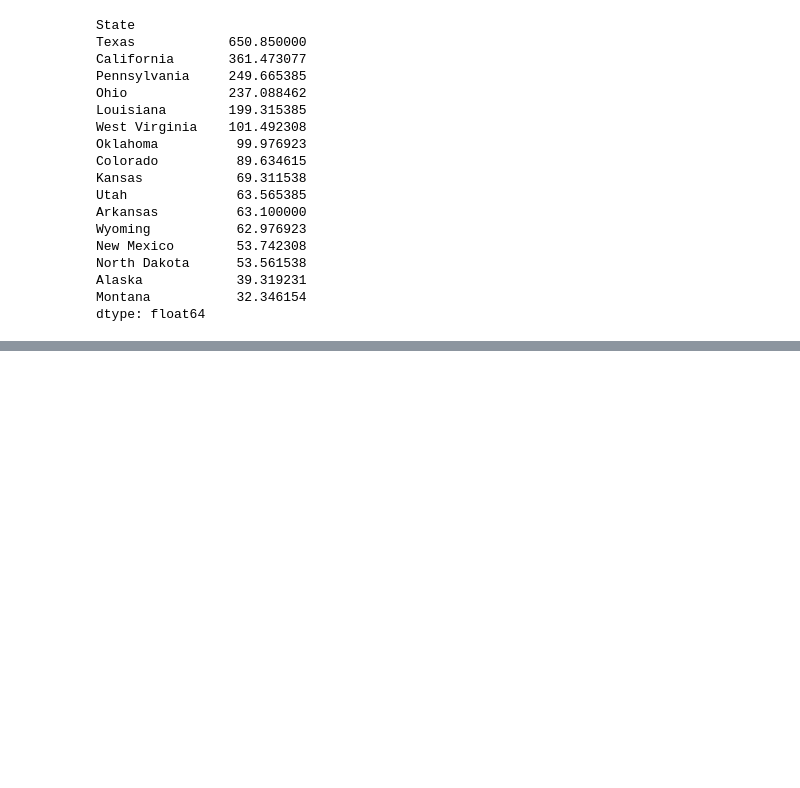
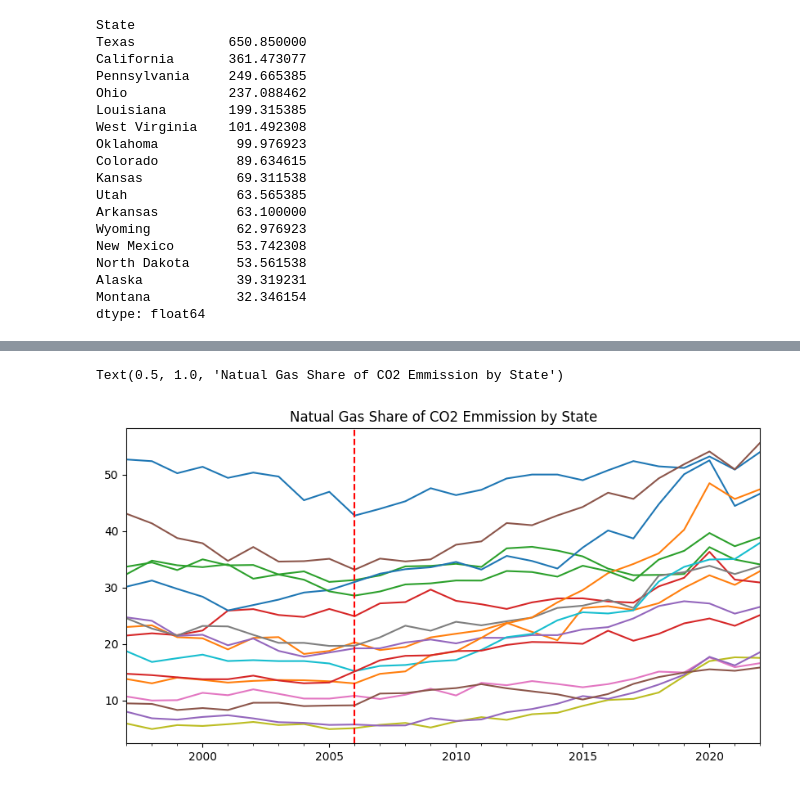
Before and after one commit to kevivuu/ECON323-project, a Jupyter notebook: Final Project.ipynb, the cells around one changed output, grey strips where cells are left out. Cells and saved outputs as stored; diff of their text form; code cells hidden in the pictures; blank space fills up the shorter version.

```diff
--- a/Final Project.ipynb
+++ b/Final Project.ipynb
@@ -427,0 +428,6 @@ dtype: float64
+# %%
+ng_pct = ng_emission / emission * 100
+
+ng_pct.index = pd.to_datetime(ng_pct.index, format = '%Y')
+
+ng_pct.head()
@@ -427,0 +441,7 @@ dtype: float64
+# %%
+ng_pct.plot(legend = False, figsize = (10,5))
+plt.axvline(x = '2006-01-01', color='red', linestyle = '--')
+plt.title('Natual Gas Share of CO2 Emmission by State')
+# %% [output]
+Text(0.5, 1.0, 'Natual Gas Share of CO2 Emmission by State')
+[figure, added]
```
Also changed, not shown: parts of 22 cells of this notebook, 3 other files.
